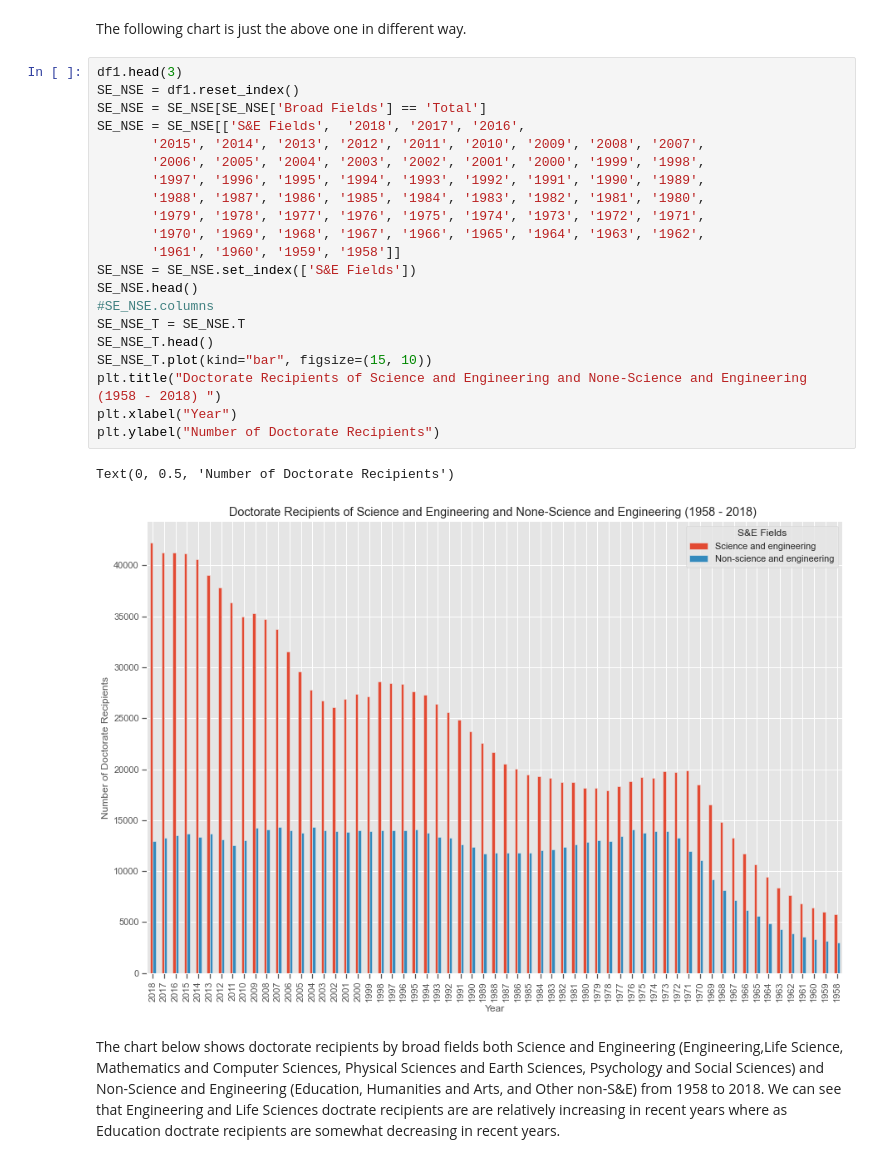
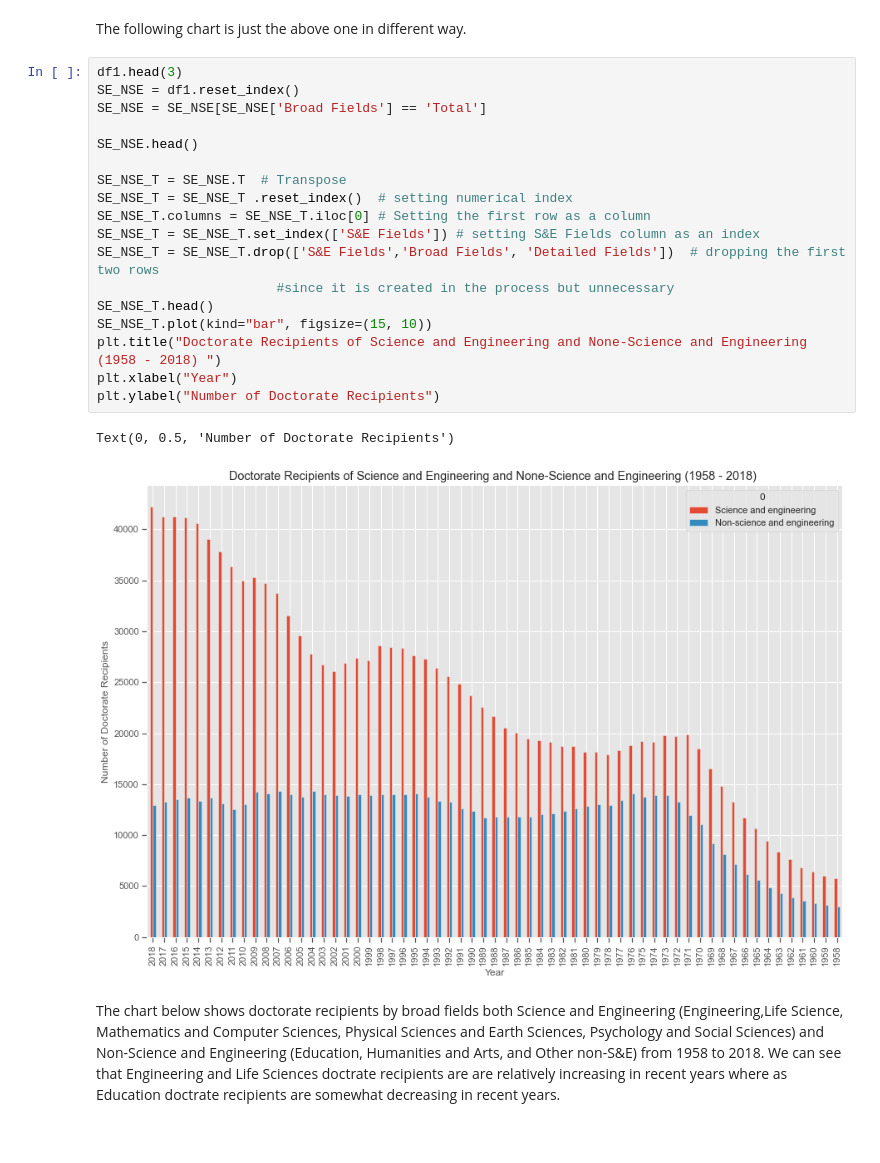
Before and after one commit to mulukenm/dataScience, a Jupyter notebook: SQLComparisonVisualization.ipynb, the cells around one changed output. Drawn from its saved outputs; the diff is of its cells as text.

```diff
--- a/SQLComparisonVisualization.ipynb
+++ b/SQLComparisonVisualization.ipynb
@@ -103,27 +103,24 @@ The following chart is just the above one in different way.
 # %%
 df1.head(3)
 SE_NSE = df1.reset_index()
 SE_NSE = SE_NSE[SE_NSE['Broad Fields'] == 'Total']
-SE_NSE = SE_NSE[['S&E Fields',  '2018', '2017', '2016',
-       '2015', '2014', '2013', '2012', '2011', '2010', '2009', '2008', '2007',
-       '2006', '2005', '2004', '2003', '2002', '2001', '2000', '1999', '1998',
-       '1997', '1996', '1995', '1994', '1993', '1992', '1991', '1990', '1989',
-       '1988', '1987', '1986', '1985', '1984', '1983', '1982', '1981', '1980',
-       '1979', '1978', '1977', '1976', '1975', '1974', '1973', '1972', '1971',
-       '1970', '1969', '1968', '1967', '1966', '1965', '1964', '1963', '1962',
-       '1961', '1960', '1959', '1958']]
-SE_NSE = SE_NSE.set_index(['S&E Fields'])
+
 SE_NSE.head()
-#SE_NSE.columns
-SE_NSE_T = SE_NSE.T
+
+SE_NSE_T = SE_NSE.T  # Transpose
+SE_NSE_T = SE_NSE_T .reset_index()  # setting numerical index
+SE_NSE_T.columns = SE_NSE_T.iloc[0] # Setting the first row as a column
+SE_NSE_T = SE_NSE_T.set_index(['S&E Fields']) # setting S&E Fields column as an index
+SE_NSE_T = SE_NSE_T.drop(['S&E Fields','Broad Fields', 'Detailed Fields'])  # dropping the first two rows
+                       #since it is created in the process but unnecessary
 SE_NSE_T.head()
 SE_NSE_T.plot(kind="bar", figsize=(15, 10))
 plt.title("Doctorate Recipients of Science and Engineering and None-Science and Engineering (1958 - 2018) ")
 plt.xlabel("Year")
 plt.ylabel("Number of Doctorate Recipients")
 # %% [output]
 Text(0, 0.5, 'Number of Doctorate Recipients')
-[figure, old version]
+[figure, new version]
 # %% [markdown]
 The chart below shows doctorate recipients by broad fields both Science and Engineering (Engineering,Life Science, Mathematics and Computer Sciences, Physical Sciences and Earth Sciences, Psychology and Social Sciences) and Non-Science and Engineering (Education, Humanities and Arts, and Other non-S&E) from 1958 to 2018. We can see that Engineering and Life Sciences doctrate recipients are are relatively increasing in recent years where as Education doctrate recipients are somewhat decreasing in recent years.
 # %%
```
Also changed, not shown: parts of 4 cells of this notebook, 1 other file.
